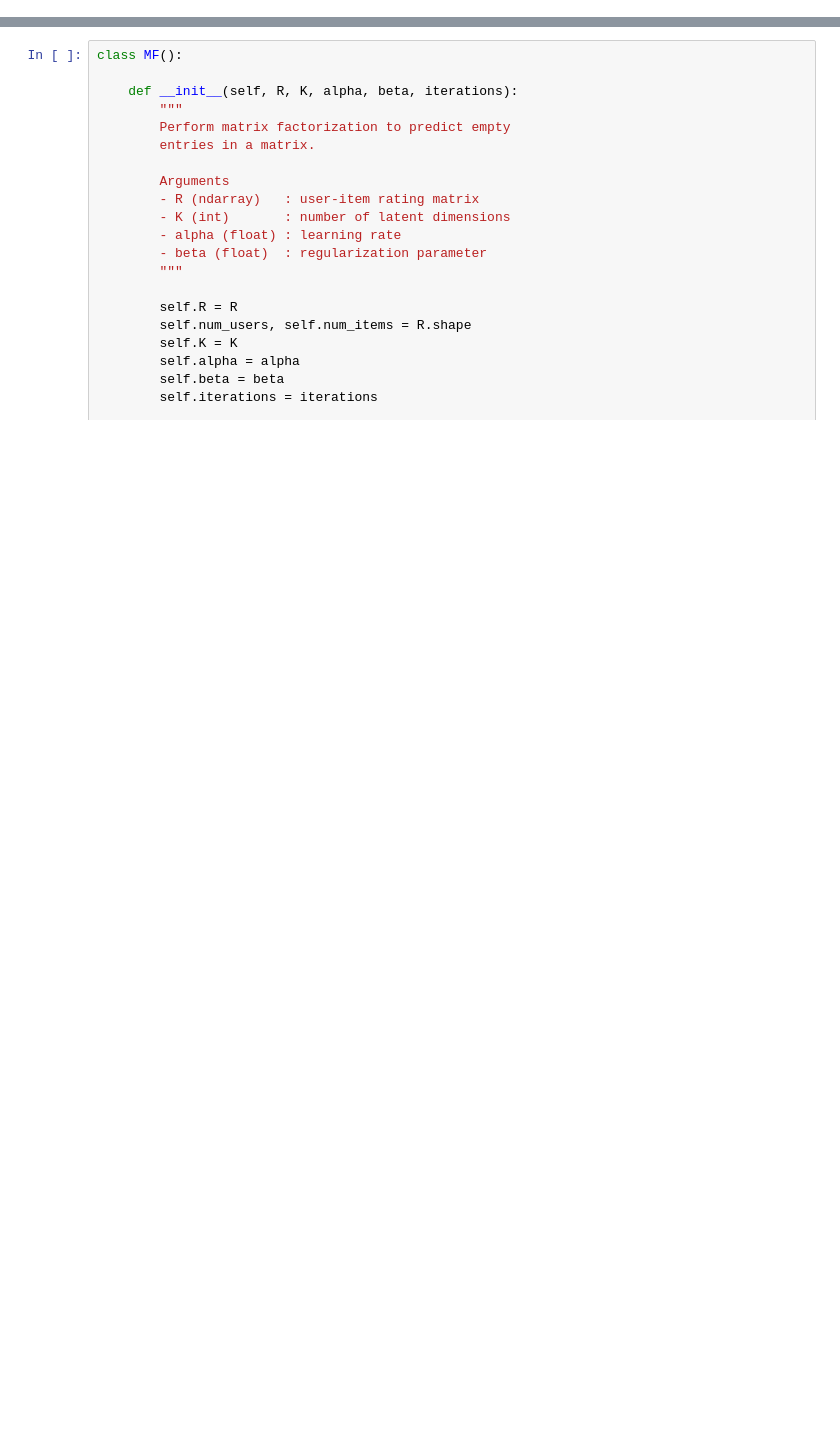
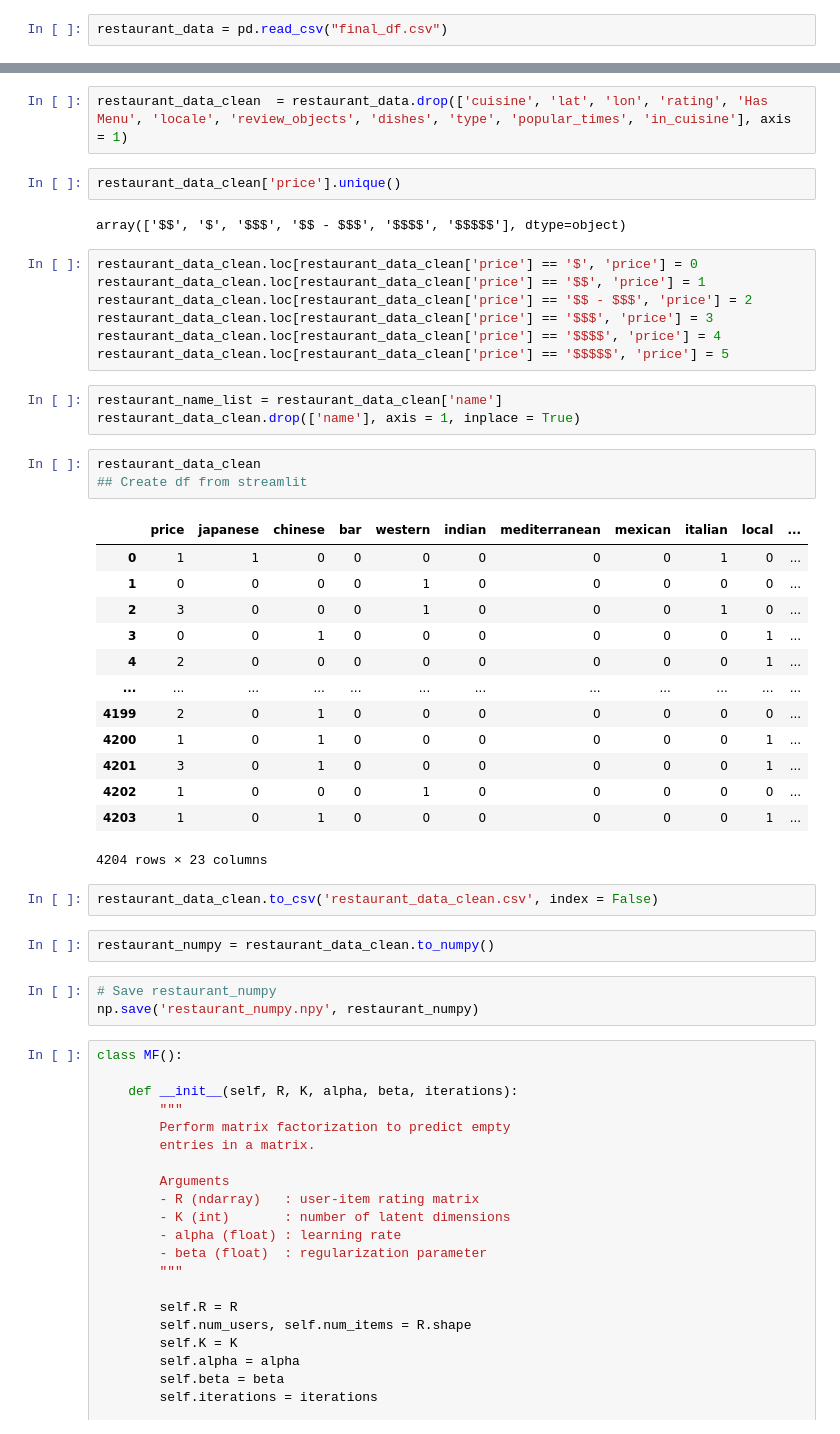
Before and after one commit to Samarth26/foodie, a Jupyter notebook: Data_Products_Recc.ipynb, the cells around one changed output, grey strips where cells are left out. Cells and saved outputs as stored; diff of their text form; blank space fills up the shorter version.

```diff
--- a/Data_Products_Recc.ipynb
+++ b/Data_Products_Recc.ipynb
@@ -5,0 +9,2 @@ from  tensorflow.keras.preprocessing.sequence import pad_sequences
+# %%
+restaurant_data = pd.read_csv("final_df.csv")
@@ -6,3 +21,43 @@ from  tensorflow.keras.preprocessing.sequence import pad_sequences
+# %%
+restaurant_data_clean  = restaurant_data.drop(['cuisine', 'lat', 'lon', 'rating', 'Has Menu', 'locale', 'review_objects', 'dishes', 'type', 'popular_times', 'in_cuisine'], axis = 1)
+# %%
+restaurant_data_clean['price'].unique()
+# %% [output]
+array(['$$', '$', '$$$', '$$ - $$$', '$$$$', '$$$$$'], dtype=object)
+# %%
+restaurant_data_clean.loc[restaurant_data_clean['price'] == '$', 'price'] = 0
+restaurant_data_clean.loc[restaurant_data_clean['price'] == '$$', 'price'] = 1
+restaurant_data_clean.loc[restaurant_data_clean['price'] == '$$ - $$$', 'price'] = 2
+restaurant_data_clean.loc[restaurant_data_clean['price'] == '$$$', 'price'] = 3
+restaurant_data_clean.loc[restaurant_data_clean['price'] == '$$$$', 'price'] = 4
+restaurant_data_clean.loc[restaurant_data_clean['price'] == '$$$$$', 'price'] = 5
+# %%
+restaurant_name_list = restaurant_data_clean['name']
+restaurant_data_clean.drop(['name'], axis = 1, inplace = True)
+# %%
+restaurant_data_clean
+## Create df from streamlit
+# %% [output]
+|  | price | japanese | chinese | bar | western | indian | mediterranean | mexican | italian | local | ... |
+| 0 | 1 | 1 | 0 | 0 | 0 | 0 | 0 | 0 | 1 | 0 | ... |
+| 1 | 0 | 0 | 0 | 0 | 1 | 0 | 0 | 0 | 0 | 0 | ... |
+| 2 | 3 | 0 | 0 | 0 | 1 | 0 | 0 | 0 | 1 | 0 | ... |
+| 3 | 0 | 0 | 1 | 0 | 0 | 0 | 0 | 0 | 0 | 1 | ... |
+| 4 | 2 | 0 | 0 | 0 | 0 | 0 | 0 | 0 | 0 | 1 | ... |
+| ... | ... | ... | ... | ... | ... | ... | ... | ... | ... | ... | ... |
+| 4199 | 2 | 0 | 1 | 0 | 0 | 0 | 0 | 0 | 0 | 0 | ... |
+| 4200 | 1 | 0 | 1 | 0 | 0 | 0 | 0 | 0 | 0 | 1 | ... |
+| 4201 | 3 | 0 | 1 | 0 | 0 | 0 | 0 | 0 | 0 | 1 | ... |
+| 4202 | 1 | 0 | 0 | 0 | 1 | 0 | 0 | 0 | 0 | 0 | ... |
+| 4203 | 1 | 0 | 1 | 0 | 0 | 0 | 0 | 0 | 0 | 1 | ... |
+4204 rows × 23 columns
+# %%
+restaurant_data_clean.to_csv('restaurant_data_clean.csv', index = False)
+# %%
+restaurant_numpy = restaurant_data_clean.to_numpy()
+# %%
+# Save restaurant_numpy
+np.save('restaurant_numpy.npy', restaurant_numpy)
 # %%
 class MF():
 
```
Also changed, not shown: parts of 45 cells of this notebook, 9 other files.
